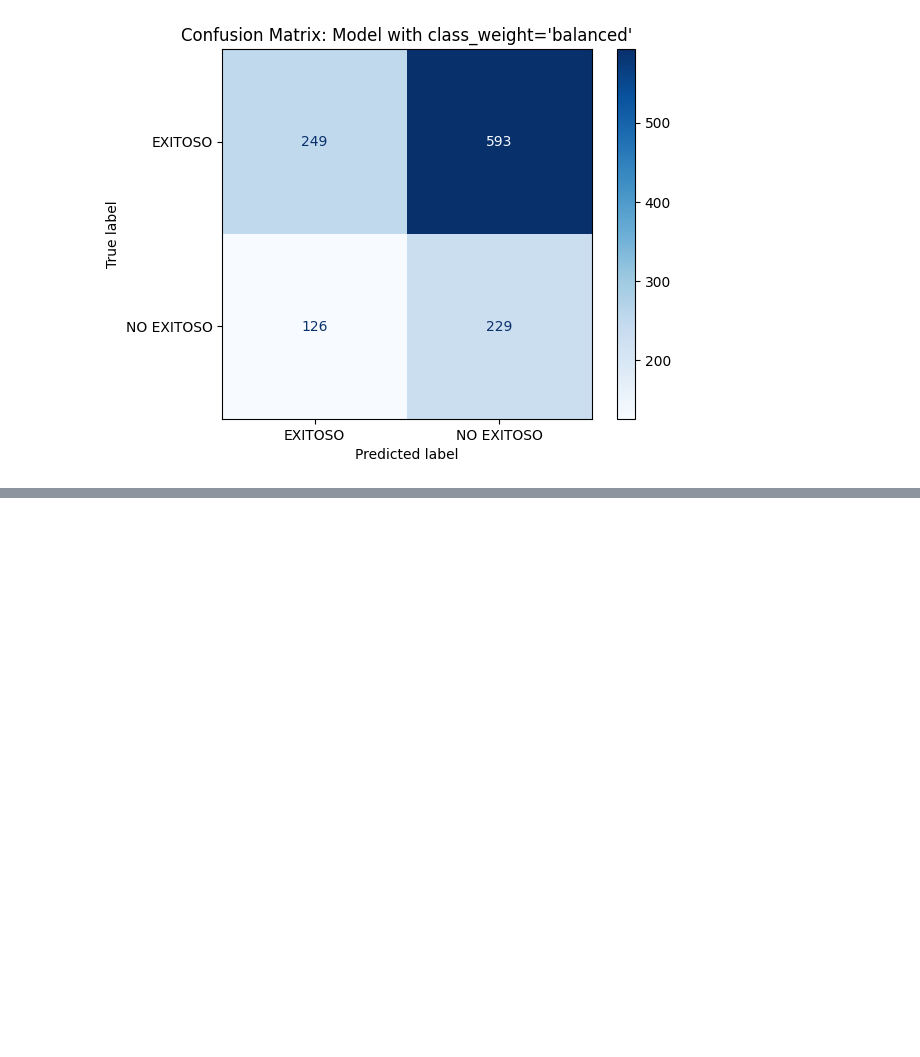
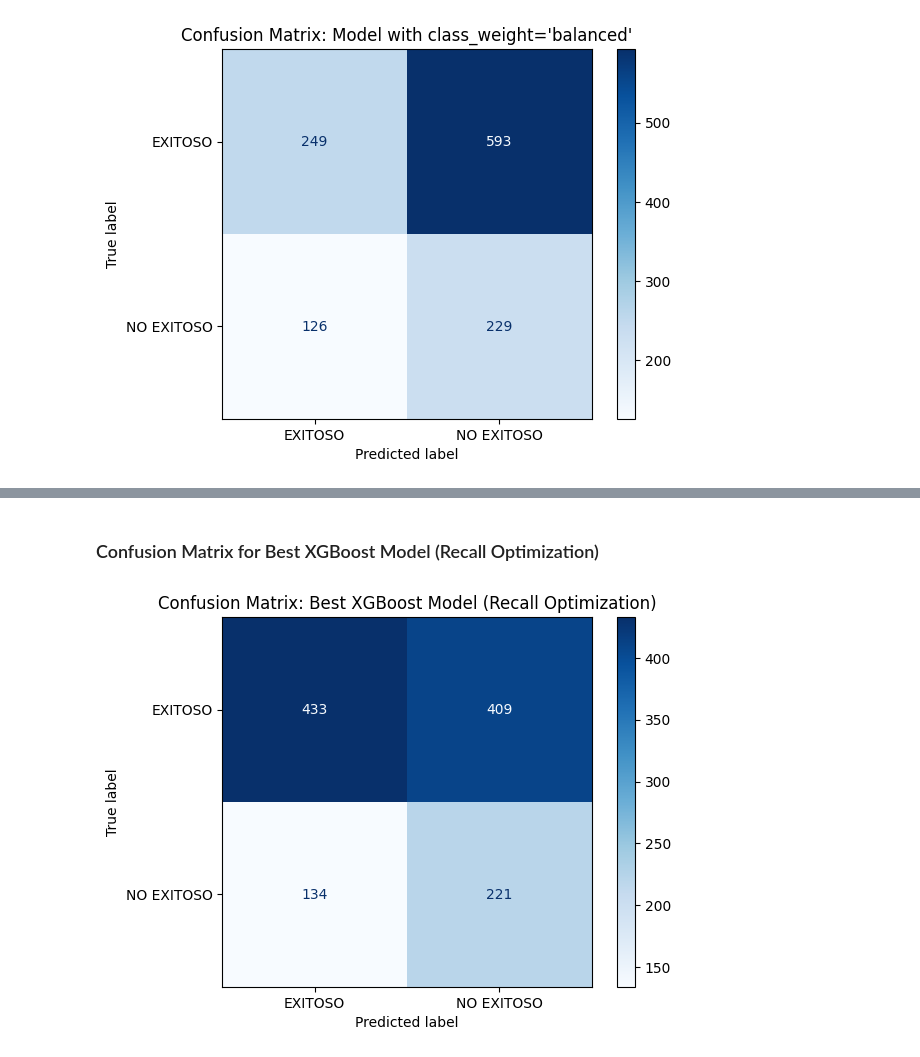
Before and after one commit to Andrea-125478/MCD, a Jupyter notebook: Artefacto.ipynb, the cells around one changed output, grey strips where cells are left out. Saved outputs shown, nothing was run; the diff lists cells and outputs as text; code cells hidden in the pictures; blank space fills up the shorter version.

```diff
--- a/Artefacto.ipynb
+++ b/Artefacto.ipynb
@@ -473,0 +786,10 @@ This exercise explicitly shows that even with `class_weight='balanced'`, the cla
+# %% [markdown]
+### Confusion Matrix for Best XGBoost Model (Recall Optimization)
+# %%
+cm_xgb_recall = confusion_matrix(y_test_encoded, y_pred_xgb_recall)
+disp_xgb_recall = ConfusionMatrixDisplay(confusion_matrix=cm_xgb_recall, display_labels=['EXITOSO', 'NO EXITOSO'])
+disp_xgb_recall.plot(cmap=plt.cm.Blues)
+plt.title('Confusion Matrix: Best XGBoost Model (Recall Optimization)')
+plt.show()
+# %% [output]
+[figure, added]
```
Also changed, not shown: parts of 15 cells of this notebook.
